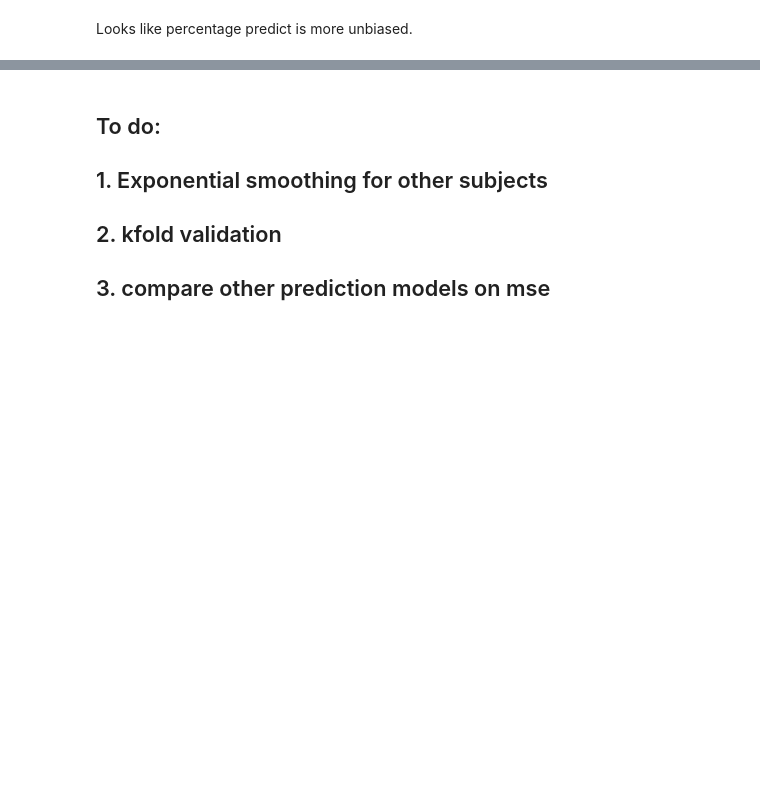
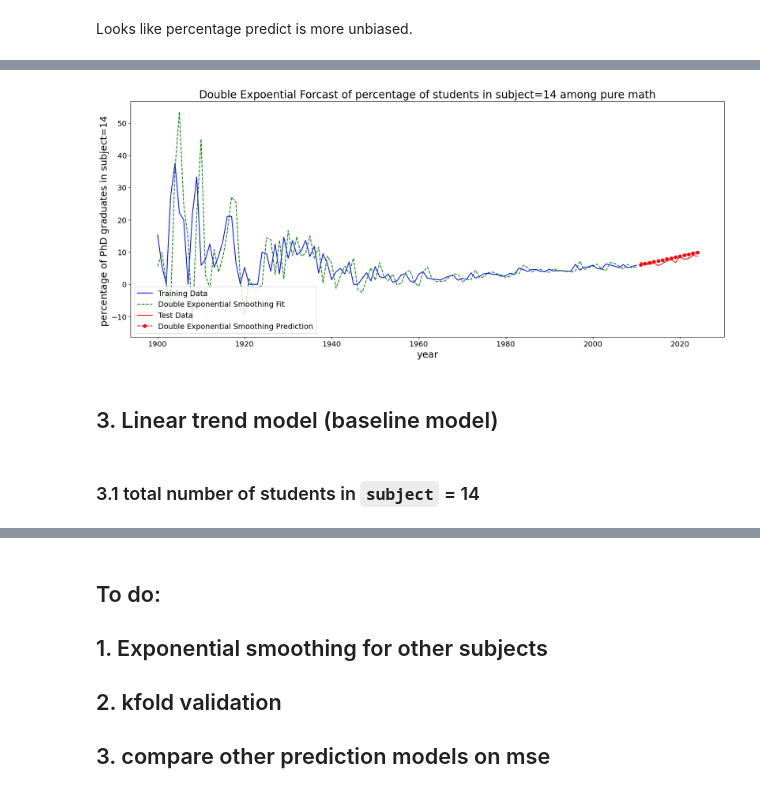
Before and after one commit to Erdos-Projects/summer26-math-genealogy, a Jupyter notebook: notebooks/subject_analysis-Yilong/subject_predict.ipynb, the cells around one changed output, grey strips where cells are left out. Saved outputs shown, nothing was run; the diff lists cells and outputs as text; code cells hidden in the pictures; blank space fills up the shorter version.

Commit message:
add cross validation file, update modeling file

```diff
--- a/notebooks/subject_analysis-Yilong/subject_predict.ipynb
+++ b/notebooks/subject_analysis-Yilong/subject_predict.ipynb
@@ -232,0 +258,47 @@ Looks like percentage predict is more unbiased.
+# %%
+exp_smooth_share = Holt(share_train).fit(smoothing_level=0.8,
+                                                          smoothing_trend=0.8,
+                                                          optimized=False)
+# %%
+plt.figure(figsize=(20,8))
+
+
+plt.plot(years[:-14],
+         share_train,
+         'b',
+         label="Training Data")
+
+
+## We can get the fitted values with fittedvalues
+plt.plot(years[:-14],
+         exp_smooth_share.fittedvalues,
+         'g--',
+         label="Double Exponential Smoothing Fit")
+
+plt.plot(years[-14:],
+         share_test[-14:],
+         'r',
+         label="Test Data")
+
+## We can get the forecast with .forecast(h)
+plt.plot(years[-14:],
+         exp_smooth_share.forecast(14),
+         'r--o',
+         label="Double Exponential Smoothing Prediction")
+
+plt.xlabel("year", fontsize=18)
+plt.ylabel("percentage of PhD graduates in subject=14 ", fontsize=18)
+plt.title("Double Expoential Forcast of percentage of students in subject=14 among pure math", fontsize=20)
+
+plt.xticks(fontsize=14)
+plt.yticks(fontsize=14)
+
+plt.legend(fontsize=14, loc=3)
+
+plt.show()
+# %% [output]
+[figure, added]
+# %% [markdown]
+## 3. Linear trend model (baseline model)
+# %% [markdown]
+### 3.1 total number of students in `subject` = 14
```
Also changed, not shown: parts of 57 cells of this notebook, 2 other files.
